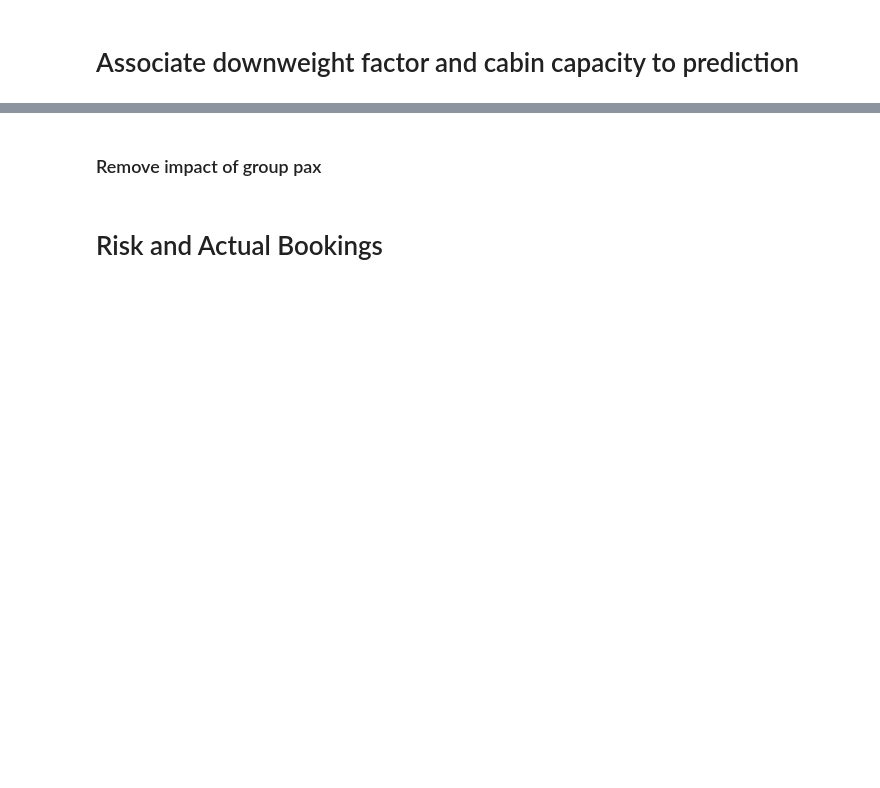
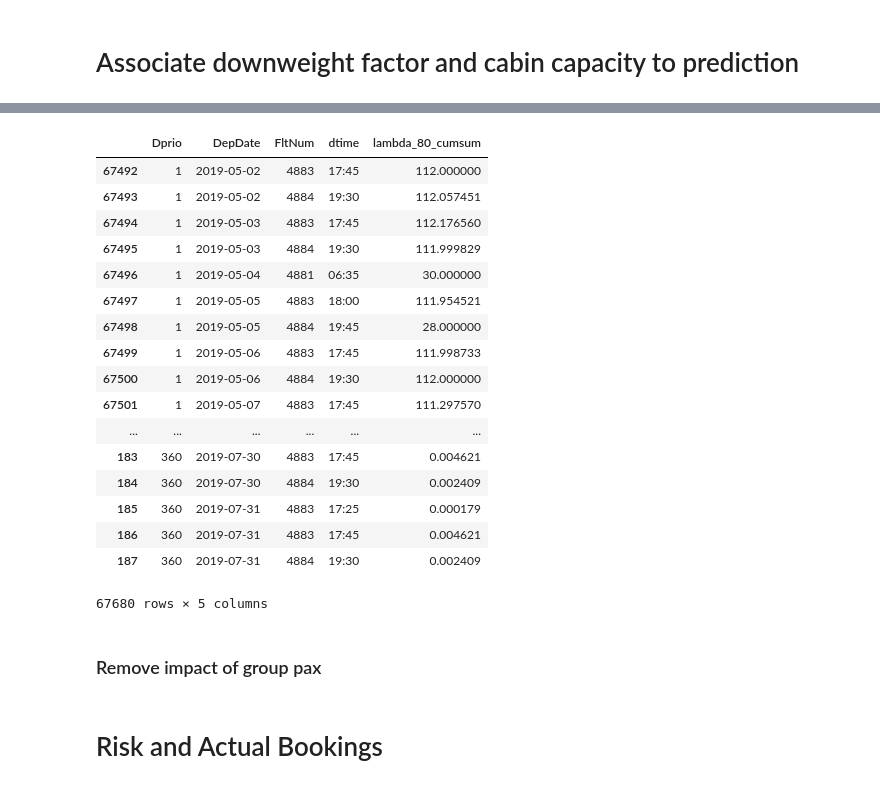
Before and after one commit to dkremlg/el, a Jupyter notebook: 3_IdealCurve.ipynb, the cells around one changed output, grey strips where cells are left out. Drawn from its saved outputs; the diff is of its cells as text; code cells hidden in the pictures; blank space fills up the shorter version.

```diff
--- a/3_IdealCurve.ipynb
+++ b/3_IdealCurve.ipynb
@@ -119,0 +142,21 @@ IdealCurve_cond_80['thres_80']=poisson.ppf(risk_spoil,IdealCurve_cond_80['lambda
+# %%
+IdealCurve_cumul_80
+# %% [output]
+|  | Dprio | DepDate | FltNum | dtime | lambda_80_cumsum |
+| 67492 | 1 | 2019-05-02 | 4883 | 17:45 | 112.000000 |
+| 67493 | 1 | 2019-05-02 | 4884 | 19:30 | 112.057451 |
+| 67494 | 1 | 2019-05-03 | 4883 | 17:45 | 112.176560 |
+| 67495 | 1 | 2019-05-03 | 4884 | 19:30 | 111.999829 |
+| 67496 | 1 | 2019-05-04 | 4881 | 06:35 | 30.000000 |
+| 67497 | 1 | 2019-05-05 | 4883 | 18:00 | 111.954521 |
+| 67498 | 1 | 2019-05-05 | 4884 | 19:45 | 28.000000 |
+| 67499 | 1 | 2019-05-06 | 4883 | 17:45 | 111.998733 |
+| 67500 | 1 | 2019-05-06 | 4884 | 19:30 | 112.000000 |
+| 67501 | 1 | 2019-05-07 | 4883 | 17:45 | 111.297570 |
+| ... | ... | ... | ... | ... | ... |
+| 183 | 360 | 2019-07-30 | 4883 | 17:45 | 0.004621 |
+| 184 | 360 | 2019-07-30 | 4884 | 19:30 | 0.002409 |
+| 185 | 360 | 2019-07-31 | 4883 | 17:25 | 0.000179 |
+| 186 | 360 | 2019-07-31 | 4883 | 17:45 | 0.004621 |
+| 187 | 360 | 2019-07-31 | 4884 | 19:30 | 0.002409 |
+67680 rows × 5 columns
```
Also changed, not shown: parts of 18 cells of this notebook, 3 other files.
